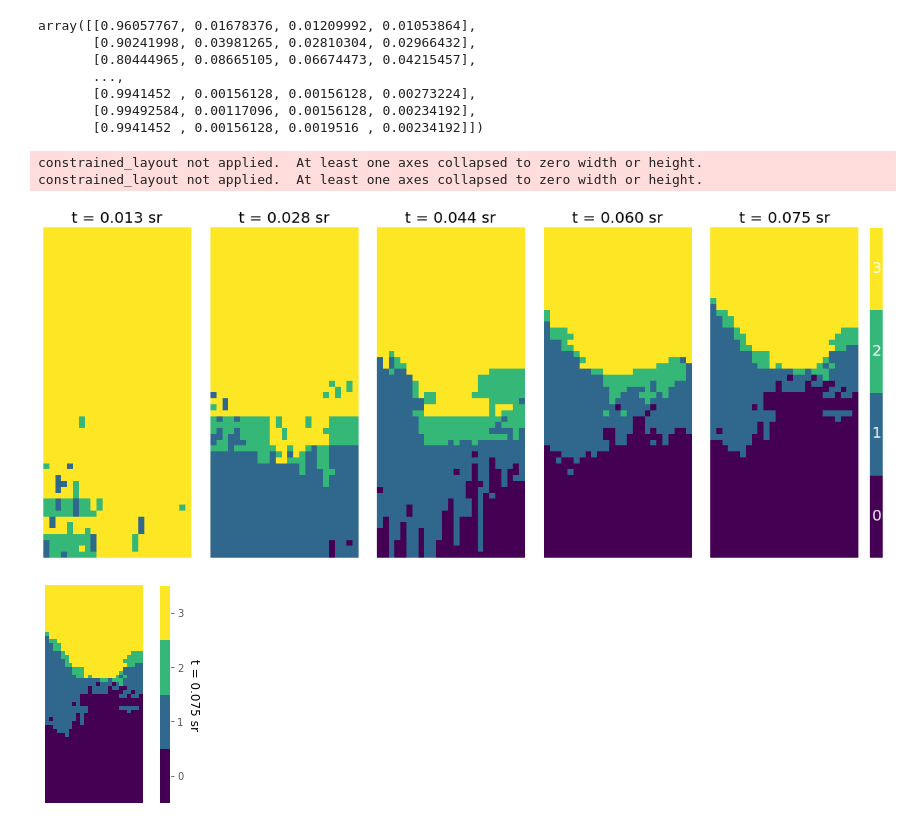
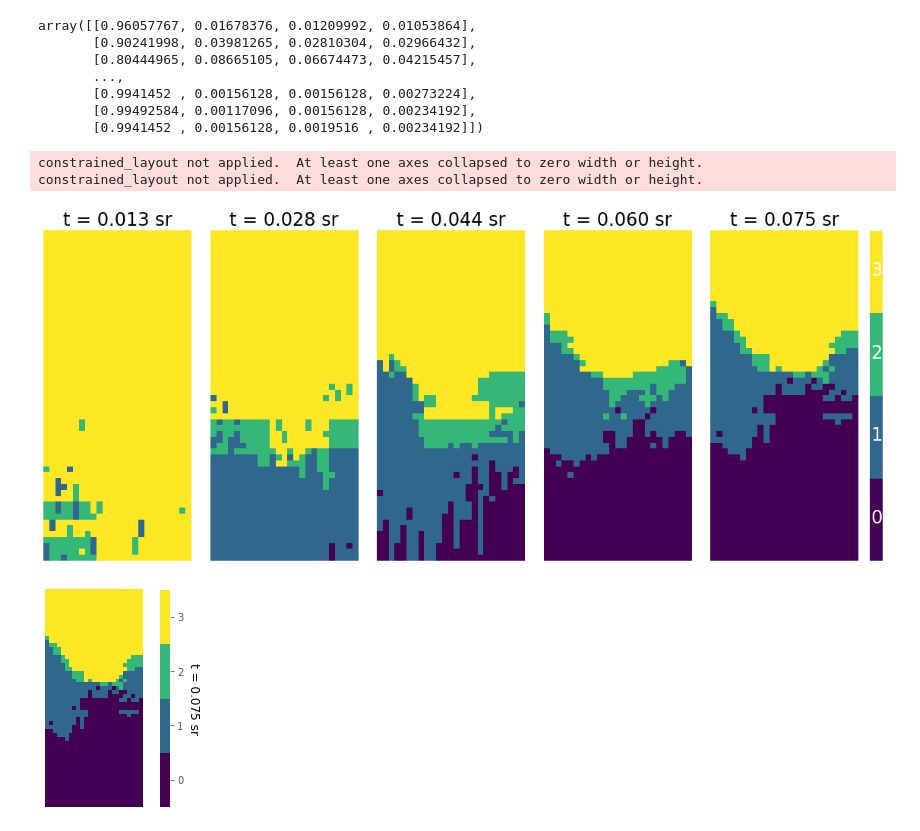
Before and after one commit to shervinazadi/EN_17037_Compliance, a Jupyter notebook: final_notebooks/context_view.ipynb, the cells around one changed output. Drawn from its saved outputs; the diff is of its cells as text; code cells hidden in the pictures.

Commit message:
layer thresholds plot, fontsize 24

```diff
--- a/final_notebooks/context_view.ipynb
+++ b/final_notebooks/context_view.ipynb
@@ -265,33 +265,33 @@ through_win_ratio_wo_wall = through_win_ratio[:, 1:]
 # %%
 import matplotlib.gridspec as gridspec
 
 plt.style.use(['ggplot'])
 
 div = 800.0
 plot_count = 5
 w_ratio = 10
 fig3 = plt.figure(constrained_layout=True, figsize=(20, 8))
 fig3.patch.set_facecolor('#FFFFFF')
 gs = fig3.add_gridspec(1, w_ratio * plot_count + 1)
 cmap = plt.get_cmap('viridis', 4)
 for i in range(plot_count):
     ax = fig3.add_subplot(gs[:, i*w_ratio:(i+1)*w_ratio])
-    ax.set_title('t = ' + ('%.3f' % ((0.001 + i/div) * 4 * np.pi)) + ' sr', color='black', fontsize=20)
+    ax.set_title('t = ' + ('%.3f' % ((0.001 + i/div) * 4 * np.pi)) + ' sr', color='black', fontsize=24)
     ax.axis('off')
     count_grid = np.reshape((through_win_ratio_wo_wall> (0.001 + i/div)).sum(axis=1), (-1, 25))
     im = ax.imshow(count_grid, interpolation='none', cmap=cmap,vmin = -.5, vmax = 3+.5)
 
 cax = fig3.add_subplot(gs[:, w_ratio * plot_count ])
 cb = plt.colorbar(im, ticks=(), cax = cax)
 for i in np.arange(0,4):
-    cb.ax.text(0.25, i - 0.05, i, fontsize=20)
+    cb.ax.text(0, i - 0.05, i, fontsize=24)
 
 plot_path = os.path.join('plots', project_name + '_view_layer_threshold.png')
 plt.savefig(plot_path, facecolor="#FFFFFF", dpi=300)
 # %% [output]
 constrained_layout not applied.  At least one axes collapsed to zero width or height.
 constrained_layout not applied.  At least one axes collapsed to zero width or height.
-[figure, old version]
+[figure, new version]
 # %%
 def discrete_matshow(data):
     # get discrete colormap
```
Also changed, not shown: 1 other file.
